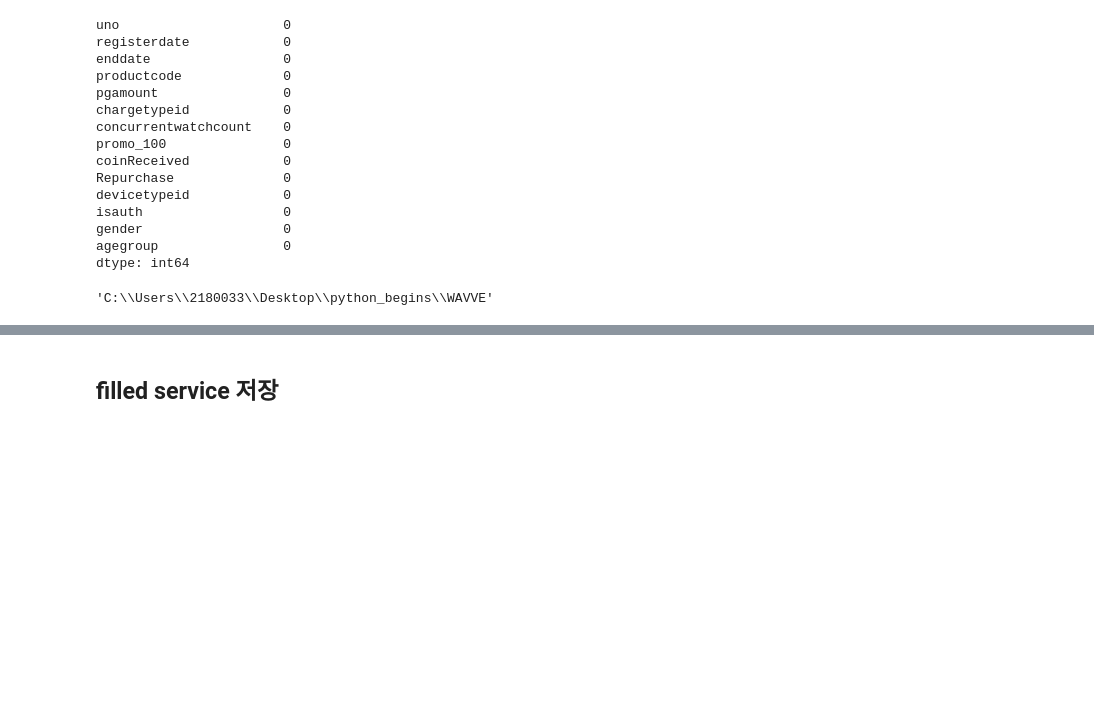
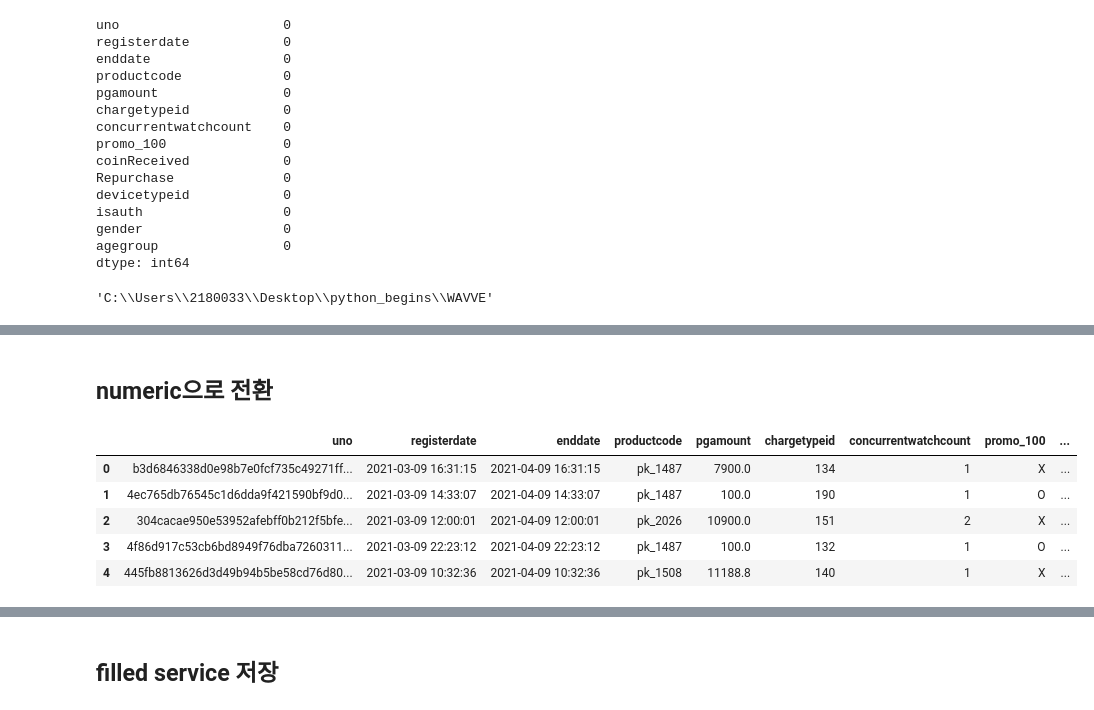
Before and after one commit to deregina/competition_WAVVE, a Jupyter notebook: read_base_line.ipynb, the cells around one changed output, grey strips where cells are left out. Cells and saved outputs as stored; diff of their text form; code cells hidden in the pictures; blank space fills up the shorter version.

```diff
--- a/read_base_line.ipynb
+++ b/read_base_line.ipynb
@@ -323,0 +333,15 @@ os.getcwd()
+# %% [markdown]
+## numeric으로 전환
+# %%
+numeric_service = filled_service.copy()
+numeric_service['Repurchase'].replace('O', 0, inplace=True)
+numeric_service['Repurchase'].replace('X', 1, inplace=True)
+numeric_service.rename(columns={'Repurchase':"Unsubscription"}, inplace=True)
+numeric_service.head(5)
+# %% [output]
+|  | uno | registerdate | enddate | productcode | pgamount | chargetypeid | concurrentwatchcount | promo_100 | ... |
+| 0 | b3d6846338d0e98b7e0fcf735c49271ff... | 2021-03-09 16:31:15 | 2021-04-09 16:31:15 | pk_1487 | 7900.0 | 134 | 1 | X | ... |
+| 1 | 4ec765db76545c1d6dda9f421590bf9d0... | 2021-03-09 14:33:07 | 2021-04-09 14:33:07 | pk_1487 | 100.0 | 190 | 1 | O | ... |
+| 2 | 304cacae950e53952afebff0b212f5bfe... | 2021-03-09 12:00:01 | 2021-04-09 12:00:01 | pk_2026 | 10900.0 | 151 | 2 | X | ... |
+| 3 | 4f86d917c53cb6bd8949f76dba7260311... | 2021-03-09 22:23:12 | 2021-04-09 22:23:12 | pk_1487 | 100.0 | 132 | 1 | O | ... |
+| 4 | 445fb8813626d3d49b94b5be58cd76d80... | 2021-03-09 10:32:36 | 2021-04-09 10:32:36 | pk_1508 | 11188.8 | 140 | 1 | X | ... |
```
Also changed, not shown: parts of 10 cells of this notebook.
